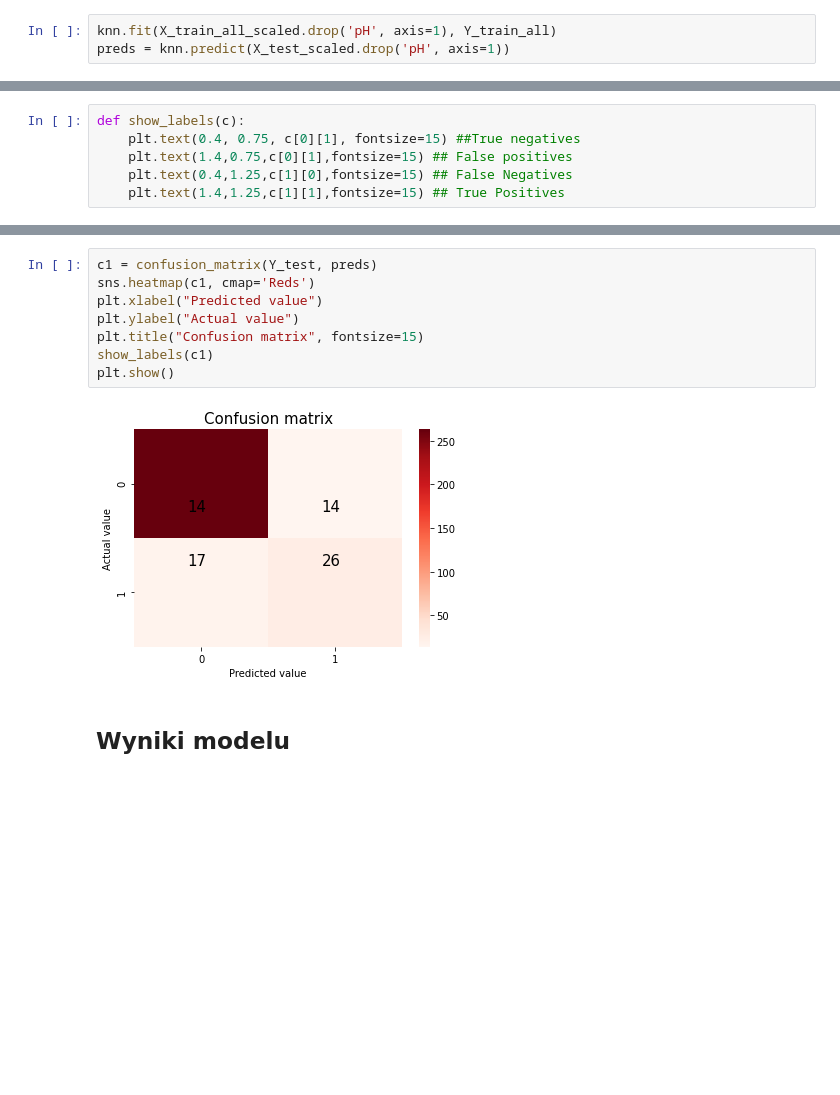
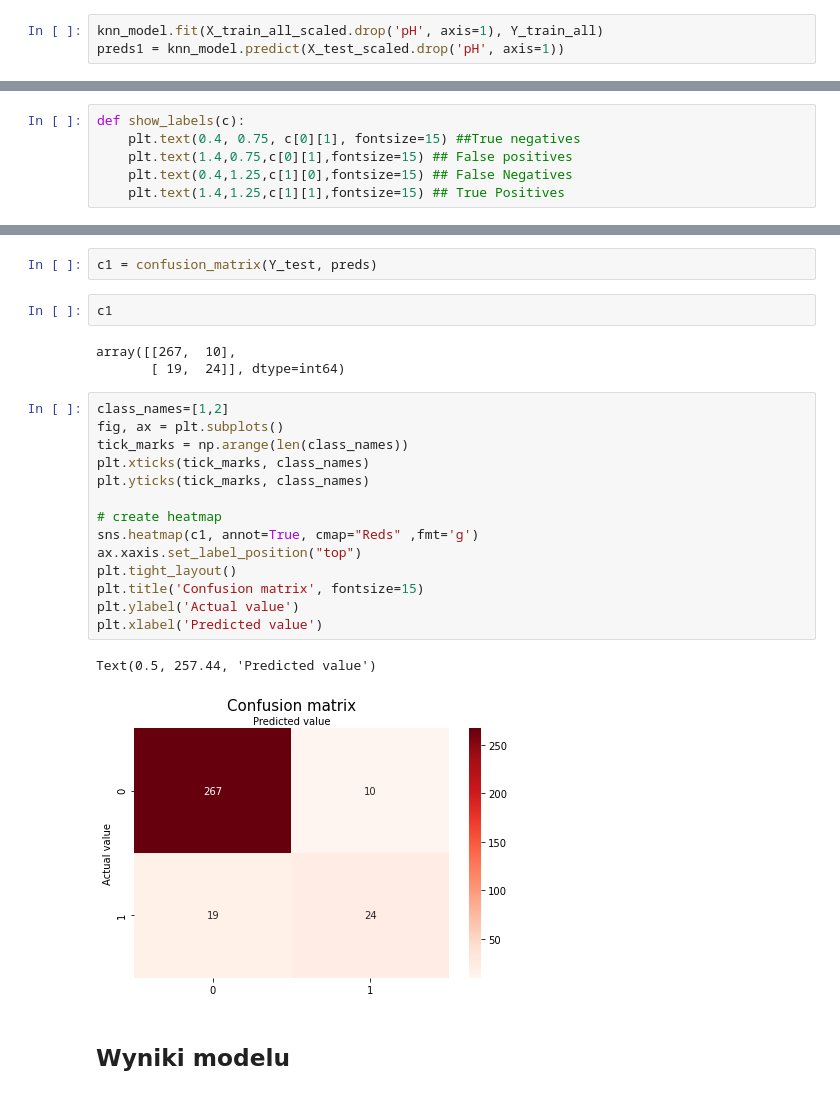
Before and after one commit to infoshareacademy/jdszr4-animalsi, a Jupyter notebook: wino/task_6/Wine_Quality_Model_KNN.ipynb, the cells around one changed output, grey strips where cells are left out. Saved outputs shown, nothing was run; the diff lists cells and outputs as text; blank space fills up the shorter version.

Commit message:
poprawiony confusion matrix oraz dodane porownanie f1_score i accuracy dla 4 opcji danych

```diff
--- a/wino/task_6/Wine_Quality_Model_KNN.ipynb
+++ b/wino/task_6/Wine_Quality_Model_KNN.ipynb
@@ -493,4 +495,4 @@ knn = KNeighborsClassifier(n_neighbors=12, n_jobs=-1, metric='euclidean', weight
 # %%
-knn.fit(X_train_all_scaled.drop('pH', axis=1), Y_train_all)
-preds = knn.predict(X_test_scaled.drop('pH', axis=1))
+knn_model.fit(X_train_all_scaled.drop('pH', axis=1), Y_train_all)
+preds1 = knn_model.predict(X_test_scaled.drop('pH', axis=1))
 # %%
@@ -529,14 +579,28 @@ Y_test
 Name: Wine_Quality, Length: 320, dtype: int64
-# %%
-c1 = confusion_matrix(Y_test, preds)
-sns.heatmap(c1, cmap='Reds')
-plt.xlabel("Predicted value")
-plt.ylabel("Actual value")
-plt.title("Confusion matrix", fontsize=15)
-show_labels(c1)
-plt.show()
-# %% [output]
-[figure, removed]
+# %%
+c1 = confusion_matrix(Y_test, preds)
+# %%
+c1
+# %% [output]
+array([[267,  10],
+       [ 19,  24]], dtype=int64)
+# %%
+class_names=[1,2]
+fig, ax = plt.subplots()
+tick_marks = np.arange(len(class_names))
+plt.xticks(tick_marks, class_names)
+plt.yticks(tick_marks, class_names)
+
+# create heatmap
+sns.heatmap(c1, annot=True, cmap="Reds" ,fmt='g')
+ax.xaxis.set_label_position("top")
+plt.tight_layout()
+plt.title('Confusion matrix', fontsize=15)
+plt.ylabel('Actual value')
+plt.xlabel('Predicted value')
+# %% [output]
+Text(0.5, 257.44, 'Predicted value')
+[figure, added]
 # %% [markdown]
 ## Wyniki modelu
 # %%
```
Also changed, not shown: parts of 41 cells of this notebook.
